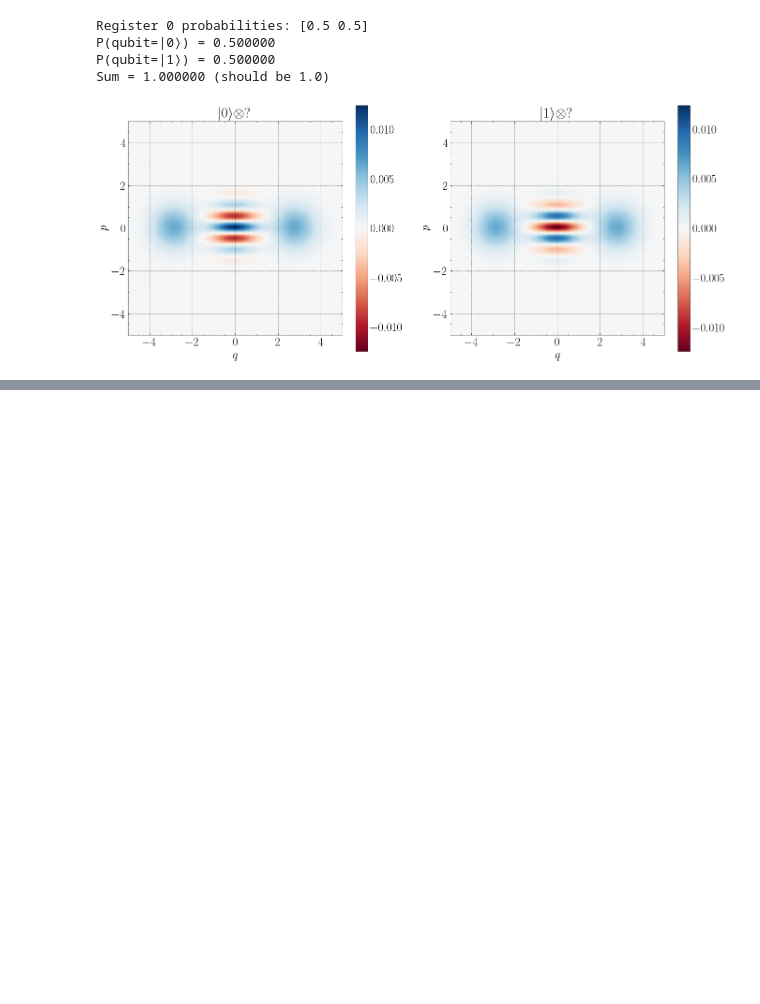
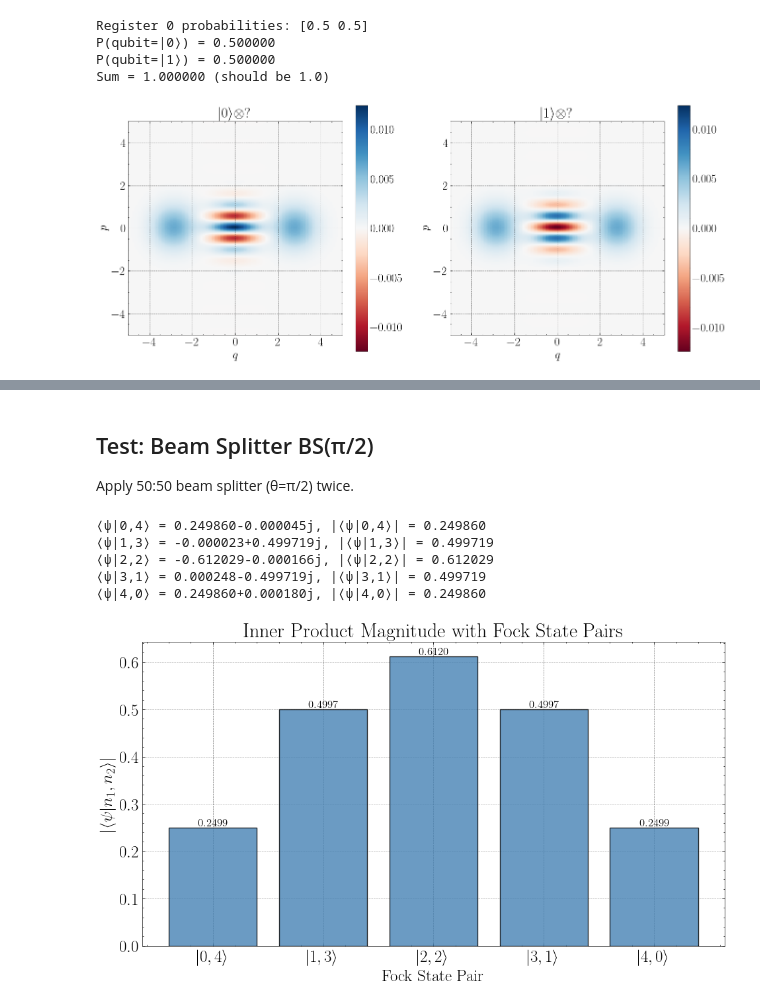
Before and after one commit to helloluxi/cuda-cvdv, a Jupyter notebook: test.ipynb, the cells around one changed output, grey strips where cells are left out. Cells and saved outputs as stored; diff of their text form; code cells hidden in the pictures; blank space fills up the shorter version.

```diff
--- a/test.ipynb
+++ b/test.ipynb
@@ -249,0 +321,15 @@ Sum = 1.000000 (should be 1.0)
+# %% [markdown]
+## Test: Beam Splitter BS(π/2)
+
+Apply 50:50 beam splitter (θ=π/2) twice.
+# %%
+# Apply 50:50 beam splitter (θ = π/2)
+sim.beamSplitter(0, 1, pi/2)
+debugPlot()
+# %% [output]
+⟨ψ|0,4⟩ = 0.249860-0.000045j, |⟨ψ|0,4⟩| = 0.249860
+⟨ψ|1,3⟩ = -0.000023+0.499719j, |⟨ψ|1,3⟩| = 0.499719
+⟨ψ|2,2⟩ = -0.612029-0.000166j, |⟨ψ|2,2⟩| = 0.612029
+⟨ψ|3,1⟩ = 0.000248-0.499719j, |⟨ψ|3,1⟩| = 0.499719
+⟨ψ|4,0⟩ = 0.249860+0.000180j, |⟨ψ|4,0⟩| = 0.249860
+[figure, added]
```
Also changed, not shown: parts of 8 cells of this notebook, 2 other files.
